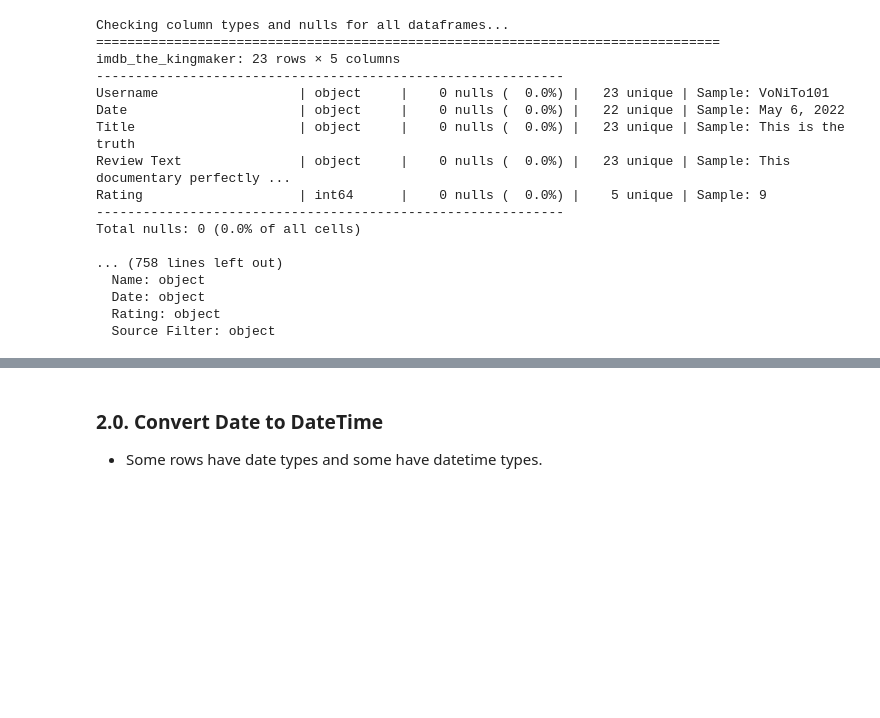
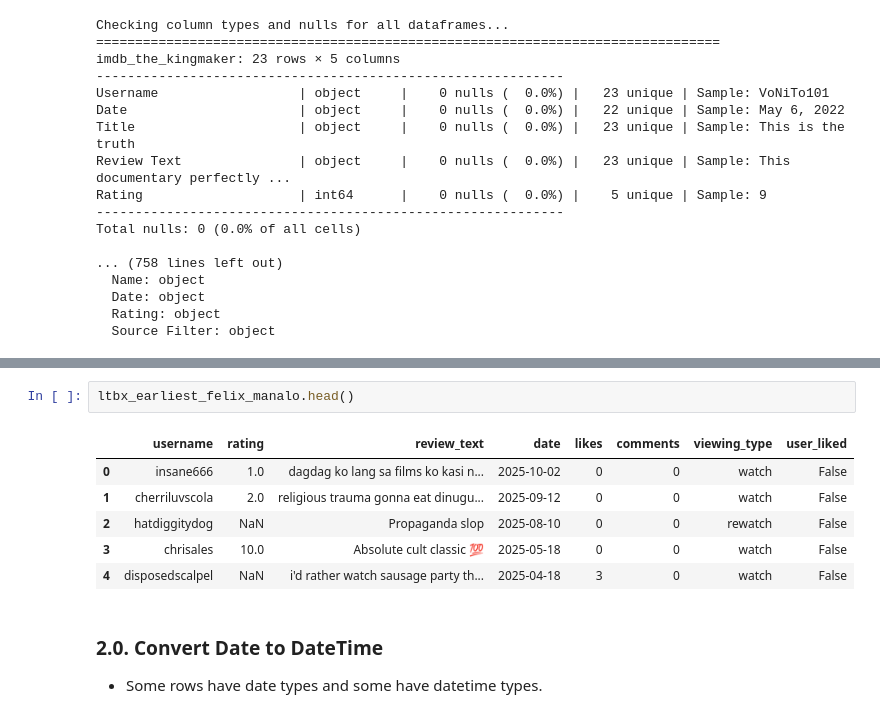
Before and after one commit to joshuanicoo/ReviewBombing-CITe4D, a Jupyter notebook: text_preprocessing.ipynb, the cells around one changed output, grey strips where cells are left out. Saved outputs shown, nothing was run; the diff lists cells and outputs as text; blank space fills up the shorter version.

```diff
--- a/text_preprocessing.ipynb
+++ b/text_preprocessing.ipynb
@@ -390,3 +398,12 @@ Total nulls: 0 (0.0% of all cells)
+# %%
+ltbx_earliest_felix_manalo.head()
+# %% [output]
+|  | username | rating | review_text | date | likes | comments | viewing_type | user_liked |
+| 0 | insane666 | 1.0 | dagdag ko lang sa films ko kasi n... | 2025-10-02 | 0 | 0 | watch | False |
+| 1 | cherriluvscola | 2.0 | religious trauma gonna eat dinugu... | 2025-09-12 | 0 | 0 | watch | False |
+| 2 | hatdiggitydog | NaN | Propaganda slop | 2025-08-10 | 0 | 0 | rewatch | False |
+| 3 | chrisales | 10.0 | Absolute cult classic 💯 | 2025-05-18 | 0 | 0 | watch | False |
+| 4 | disposedscalpel | NaN | i'd rather watch sausage party th... | 2025-04-18 | 3 | 0 | watch | False |
 # %% [markdown]
 ### **2.0. Convert Date to DateTime**
 - Some rows have date types and some have datetime types.
```
Also changed, not shown: parts of 4 cells of this notebook, 24 other files.
